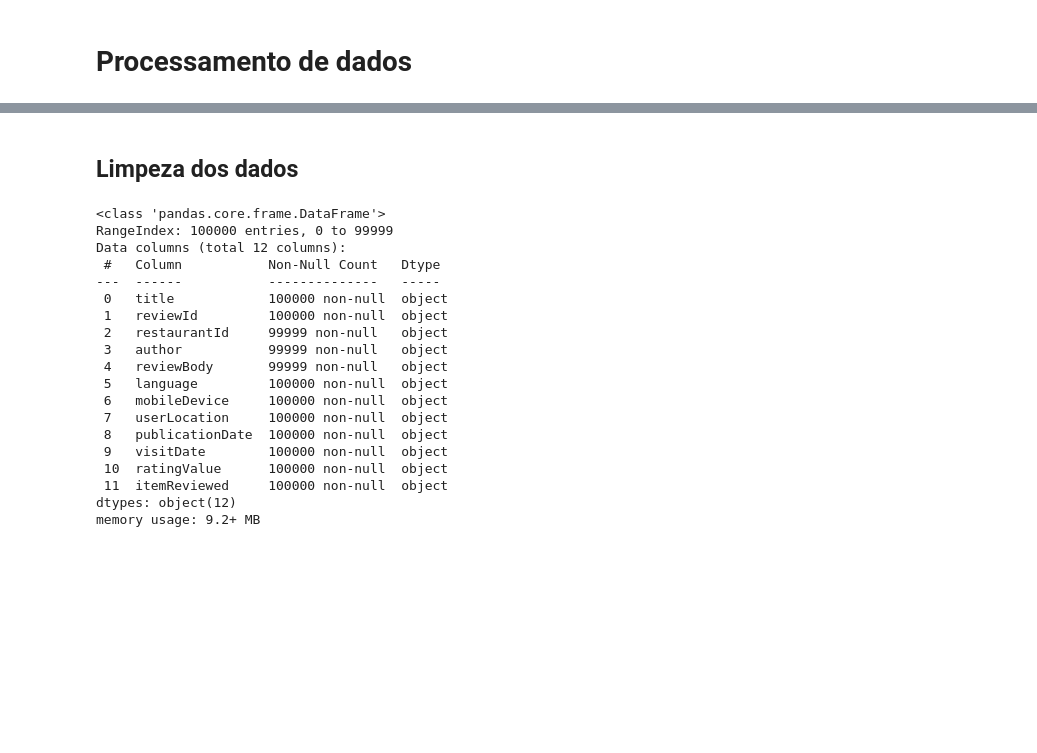
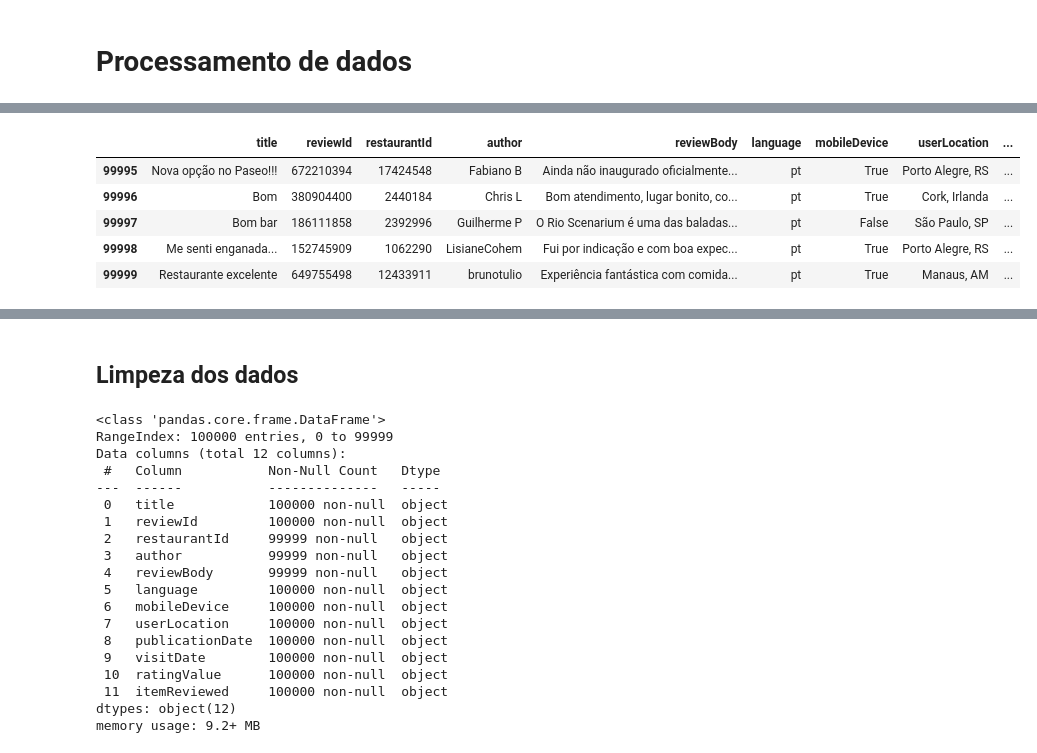
Before and after one commit to kidkmon/Sentiment-Analysis-TripAdvisor, a Jupyter notebook: Analise_sentimentos_TripAdvisor.ipynb, the cells around one changed output, grey strips where cells are left out. Cells and saved outputs as stored; diff of their text form; code cells hidden in the pictures; blank space fills up the shorter version.

```diff
--- a/Analise_sentimentos_TripAdvisor.ipynb
+++ b/Analise_sentimentos_TripAdvisor.ipynb
@@ -76,3 +77,12 @@ df.head()
 | 2 | Otimo self service | 679002332 | 2248105 | Magma100 | Excelente pra ir com a família! Ó... | pt | True | Goiânia, GO | ... |
 | 3 | O sorvete mais tradicional do estado | 355671519 | 8168302 | Yurie M | Tomo sorvete na Visabor faz mais ... | pt | False | Aracaju, SE | ... |
 | 4 | Melhor hamburger! | 268741921 | 5395141 | Debora_C85 | O melhor hamburger que já comi! E... | pt | False | Rio de Janeiro, RJ | ... |
+# %%
+df.tail()
+# %% [output]
+|  | title | reviewId | restaurantId | author | reviewBody | language | mobileDevice | userLocation | ... |
+| 99995 | Nova opção no Paseo!!! | 672210394 | 17424548 | Fabiano B | Ainda não inaugurado oficialmente... | pt | True | Porto Alegre, RS | ... |
+| 99996 | Bom | 380904400 | 2440184 | Chris L | Bom atendimento, lugar bonito, co... | pt | True | Cork, Irlanda | ... |
+| 99997 | Bom bar | 186111858 | 2392996 | Guilherme P | O Rio Scenarium é uma das baladas... | pt | False | São Paulo, SP | ... |
+| 99998 | Me senti enganada... | 152745909 | 1062290 | LisianeCohem | Fui por indicação e com boa expec... | pt | True | Porto Alegre, RS | ... |
+| 99999 | Restaurante excelente | 649755498 | 12433911 | brunotulio | Experiência fantástica com comida... | pt | True | Manaus, AM | ... |
```
Also changed, not shown: parts of 20 cells of this notebook.
